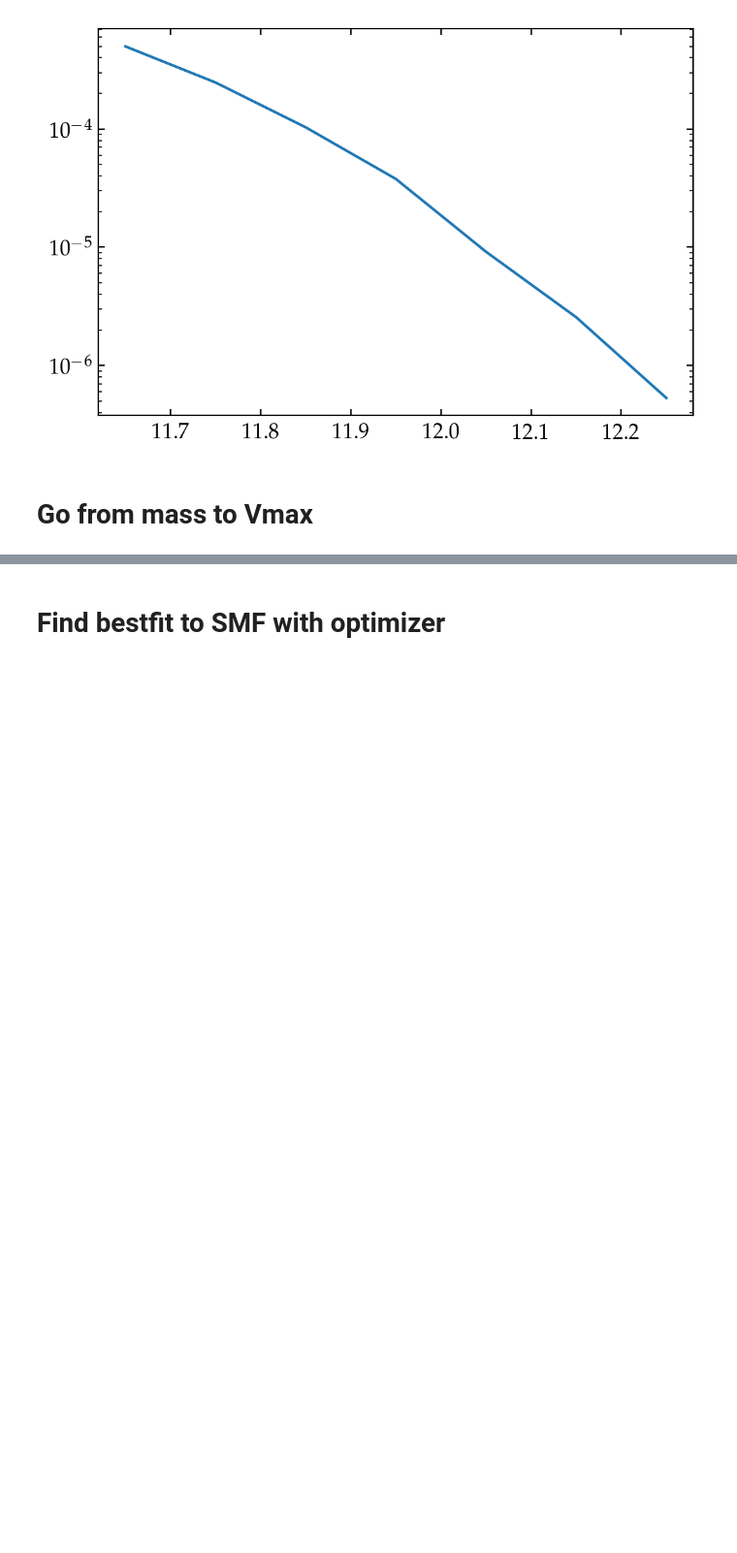
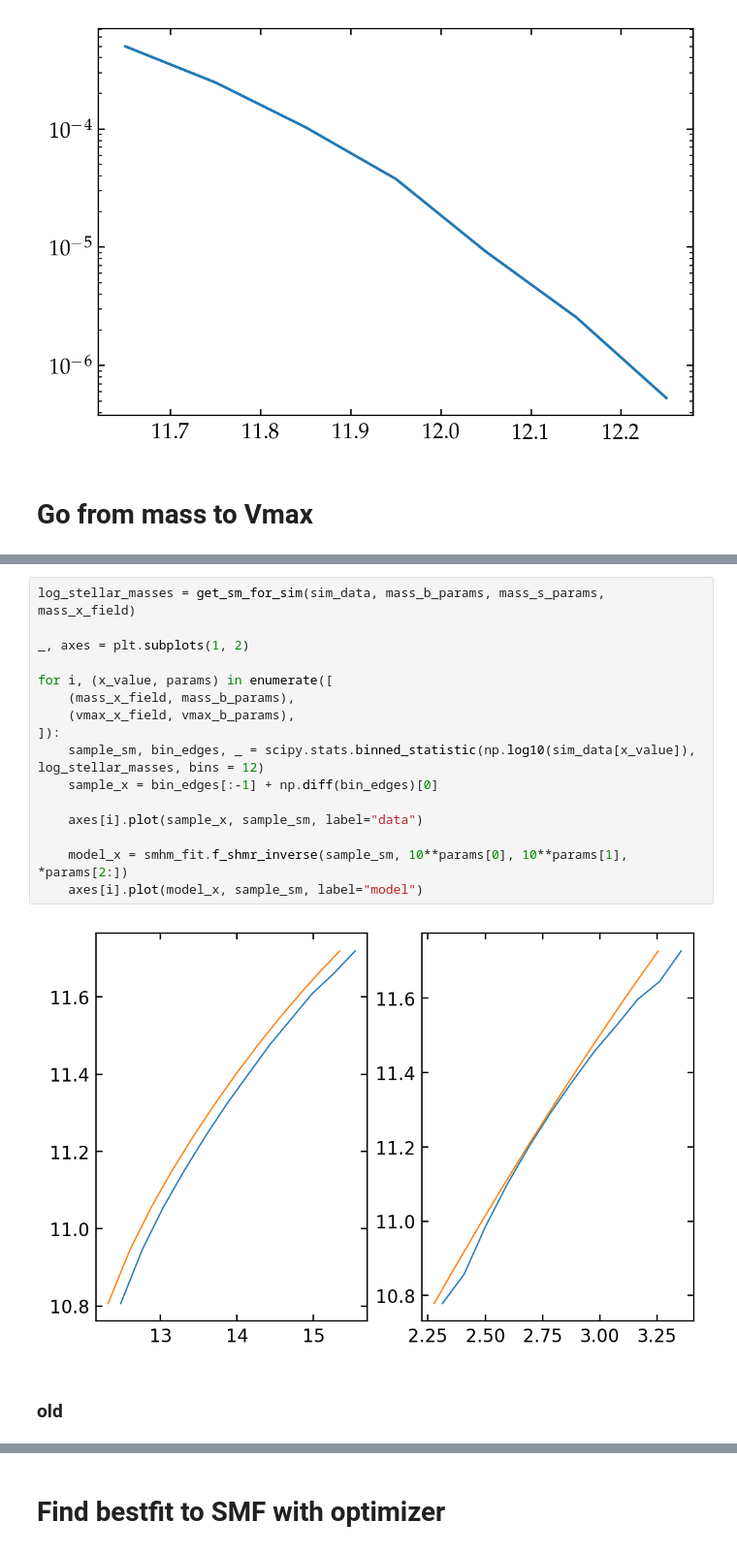
Before and after one commit to gsallabe/thesis_satellite_fraction, a Jupyter notebook: cb/main.ipynb, the cells around one changed output, grey strips where cells are left out. Shown: that part at 97% size. Drawn from its saved outputs; the diff is of its cells as text; blank space fills up the shorter version.

```diff
--- a/cb/main.ipynb
+++ b/cb/main.ipynb
@@ -106,4 +128,24 @@ Per peter, Mpeak has too low clustering. We should instead be using Vmax at Mpea
 Use the start point for mpeak find the stellar masses. Then work out the best fit to those stellar masses with Mpeak using the same function. And now you have your starting params!
+# %%
+log_stellar_masses = get_sm_for_sim(sim_data, mass_b_params, mass_s_params, mass_x_field)
+
+_, axes = plt.subplots(1, 2)
+
+for i, (x_value, params) in enumerate([
+    (mass_x_field, mass_b_params),
+    (vmax_x_field, vmax_b_params),
+]):
+    sample_sm, bin_edges, _ = scipy.stats.binned_statistic(np.log10(sim_data[x_value]), log_stellar_masses, bins = 12)
+    sample_x = bin_edges[:-1] + np.diff(bin_edges)[0]
+
+    axes[i].plot(sample_x, sample_sm, label="data")
+
+    model_x = smhm_fit.f_shmr_inverse(sample_sm, 10**params[0], 10**params[1], *params[2:])
+    axes[i].plot(model_x, sample_sm, label="model")
+# %% [output]
+[figure, added]
+# %% [markdown]
+### old
 # %%
 _, ax = plt.subplots()
 
```
Also changed, not shown: parts of 12 cells of this notebook.
